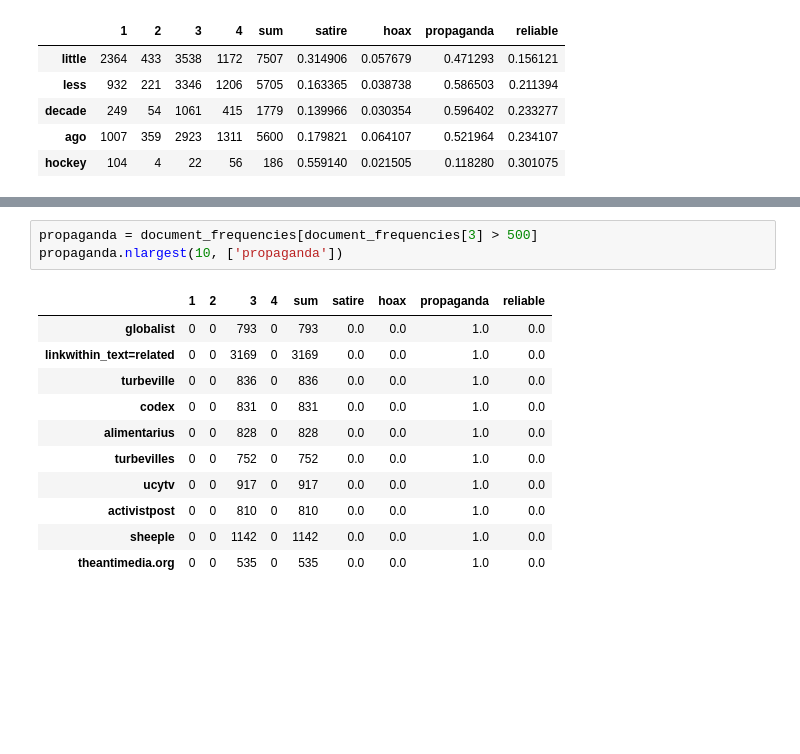
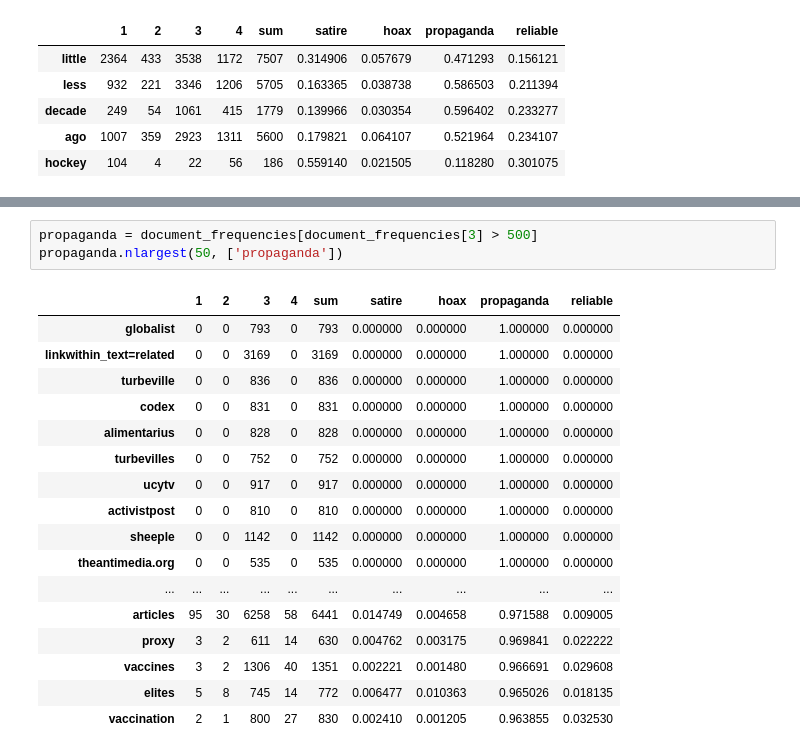
Before and after one commit to AY2122S2-CS4248-G12/labeled-unreliable-news, a Jupyter notebook: models/datainfo.ipynb, the cells around one changed output, grey strips where cells are left out. Drawn from its saved outputs; the diff is of its cells as text; blank space fills up the shorter version.

```diff
--- a/models/datainfo.ipynb
+++ b/models/datainfo.ipynb
@@ -175,15 +193,21 @@ hoax.nlargest(10, ['hoax'])
 # %%
 propaganda = document_frequencies[document_frequencies[3] > 500]
-propaganda.nlargest(10, ['propaganda'])
+propaganda.nlargest(50, ['propaganda'])
 # %% [output]
 |  | 1 | 2 | 3 | 4 | sum | satire | hoax | propaganda | reliable |
-| globalist | 0 | 0 | 793 | 0 | 793 | 0.0 | 0.0 | 1.0 | 0.0 |
-| linkwithin_text=related | 0 | 0 | 3169 | 0 | 3169 | 0.0 | 0.0 | 1.0 | 0.0 |
-| turbeville | 0 | 0 | 836 | 0 | 836 | 0.0 | 0.0 | 1.0 | 0.0 |
-| codex | 0 | 0 | 831 | 0 | 831 | 0.0 | 0.0 | 1.0 | 0.0 |
-| alimentarius | 0 | 0 | 828 | 0 | 828 | 0.0 | 0.0 | 1.0 | 0.0 |
-| turbevilles | 0 | 0 | 752 | 0 | 752 | 0.0 | 0.0 | 1.0 | 0.0 |
-| ucytv | 0 | 0 | 917 | 0 | 917 | 0.0 | 0.0 | 1.0 | 0.0 |
-| activistpost | 0 | 0 | 810 | 0 | 810 | 0.0 | 0.0 | 1.0 | 0.0 |
-| sheeple | 0 | 0 | 1142 | 0 | 1142 | 0.0 | 0.0 | 1.0 | 0.0 |
-| theantimedia.org | 0 | 0 | 535 | 0 | 535 | 0.0 | 0.0 | 1.0 | 0.0 |
+| globalist | 0 | 0 | 793 | 0 | 793 | 0.000000 | 0.000000 | 1.000000 | 0.000000 |
+| linkwithin_text=related | 0 | 0 | 3169 | 0 | 3169 | 0.000000 | 0.000000 | 1.000000 | 0.000000 |
+| turbeville | 0 | 0 | 836 | 0 | 836 | 0.000000 | 0.000000 | 1.000000 | 0.000000 |
+| codex | 0 | 0 | 831 | 0 | 831 | 0.000000 | 0.000000 | 1.000000 | 0.000000 |
+| alimentarius | 0 | 0 | 828 | 0 | 828 | 0.000000 | 0.000000 | 1.000000 | 0.000000 |
+| turbevilles | 0 | 0 | 752 | 0 | 752 | 0.000000 | 0.000000 | 1.000000 | 0.000000 |
+| ucytv | 0 | 0 | 917 | 0 | 917 | 0.000000 | 0.000000 | 1.000000 | 0.000000 |
+| activistpost | 0 | 0 | 810 | 0 | 810 | 0.000000 | 0.000000 | 1.000000 | 0.000000 |
+| sheeple | 0 | 0 | 1142 | 0 | 1142 | 0.000000 | 0.000000 | 1.000000 | 0.000000 |
+| theantimedia.org | 0 | 0 | 535 | 0 | 535 | 0.000000 | 0.000000 | 1.000000 | 0.000000 |
+| ... | ... | ... | ... | ... | ... | ... | ... | ... | ... |
+| articles | 95 | 30 | 6258 | 58 | 6441 | 0.014749 | 0.004658 | 0.971588 | 0.009005 |
+| proxy | 3 | 2 | 611 | 14 | 630 | 0.004762 | 0.003175 | 0.969841 | 0.022222 |
+| vaccines | 3 | 2 | 1306 | 40 | 1351 | 0.002221 | 0.001480 | 0.966691 | 0.029608 |
+| elites | 5 | 8 | 745 | 14 | 772 | 0.006477 | 0.010363 | 0.965026 | 0.018135 |
+| vaccination | 2 | 1 | 800 | 27 | 830 | 0.002410 | 0.001205 | 0.963855 | 0.032530 |
```
Also changed, not shown: parts of 3 cells of this notebook.
